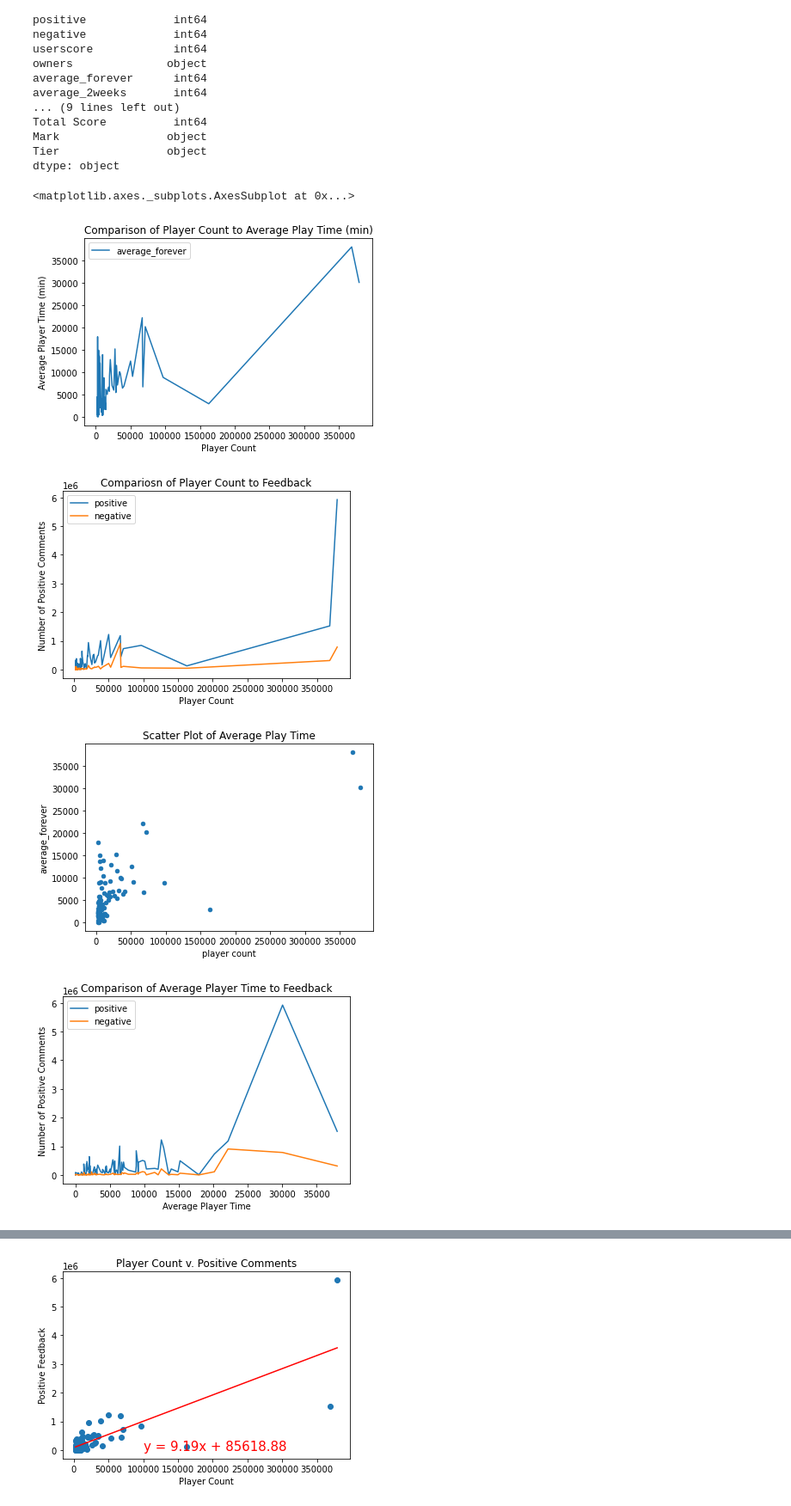
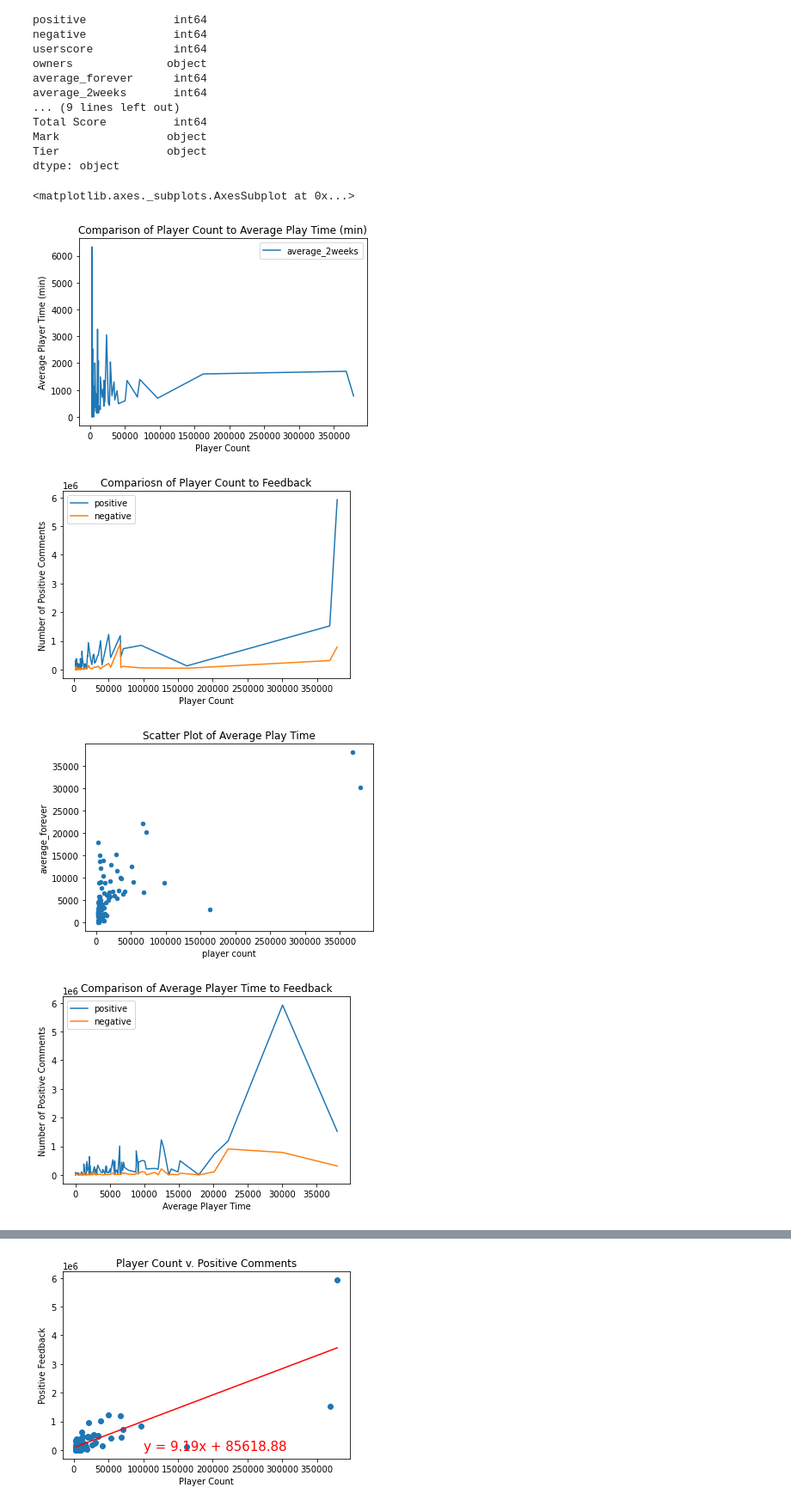
Before and after one commit to HBodden/project1, a Jupyter notebook: SEAMS.ipynb, the cells around one changed output, grey strips where cells are left out. Shown at 86% size. Drawn from its saved outputs; the diff is of its cells as text; code cells hidden in the pictures.

```diff
--- a/SEAMS.ipynb
+++ b/SEAMS.ipynb
@@ -184,18 +184,18 @@ dtype: object
 # %%
 #Create charts to show relationships between SEAMS elements
 final_combined_df = final_combined_data_df.sort_values('player count', ascending=False)
 x = final_combined_df.head(100)
 x
-x.plot('player count', 'average_forever', kind='line', title='Comparison of Player Count to Average Play Time (min)', xlabel='Player Count', ylabel='Average Player Time (min)')
+x.plot('player count', 'average_2weeks', kind='line', title='Comparison of Player Count to Average Play Time (min)', xlabel='Player Count', ylabel='Average Player Time (min)')
 x.plot('player count', ['positive', 'negative'], kind='line', title='Compariosn of Player Count to Feedback', xlabel='Player Count', ylabel='Number of Positive Comments')
 x.plot('player count', 'average_forever', kind='scatter', title='Scatter Plot of Average Play Time')
 y = x.sort_values('average_forever', ascending=False)
 y = y.head(100)
 y.plot('average_forever', ['positive','negative'], kind='line',title='Comparison of Average Player Time to Feedback', xlabel='Average Player Time', ylabel='Number of Positive Comments')
 #plt.savefig("Player v Comments.png")
 # %% [output]
 <matplotlib.axes._subplots.AxesSubplot at 0x...>
-[figure, old version]
+[figure, new version]
 [figure]
 [figure]
 [figure]
```
Also changed, not shown: parts of 1 cell of this notebook, 1 other file.
